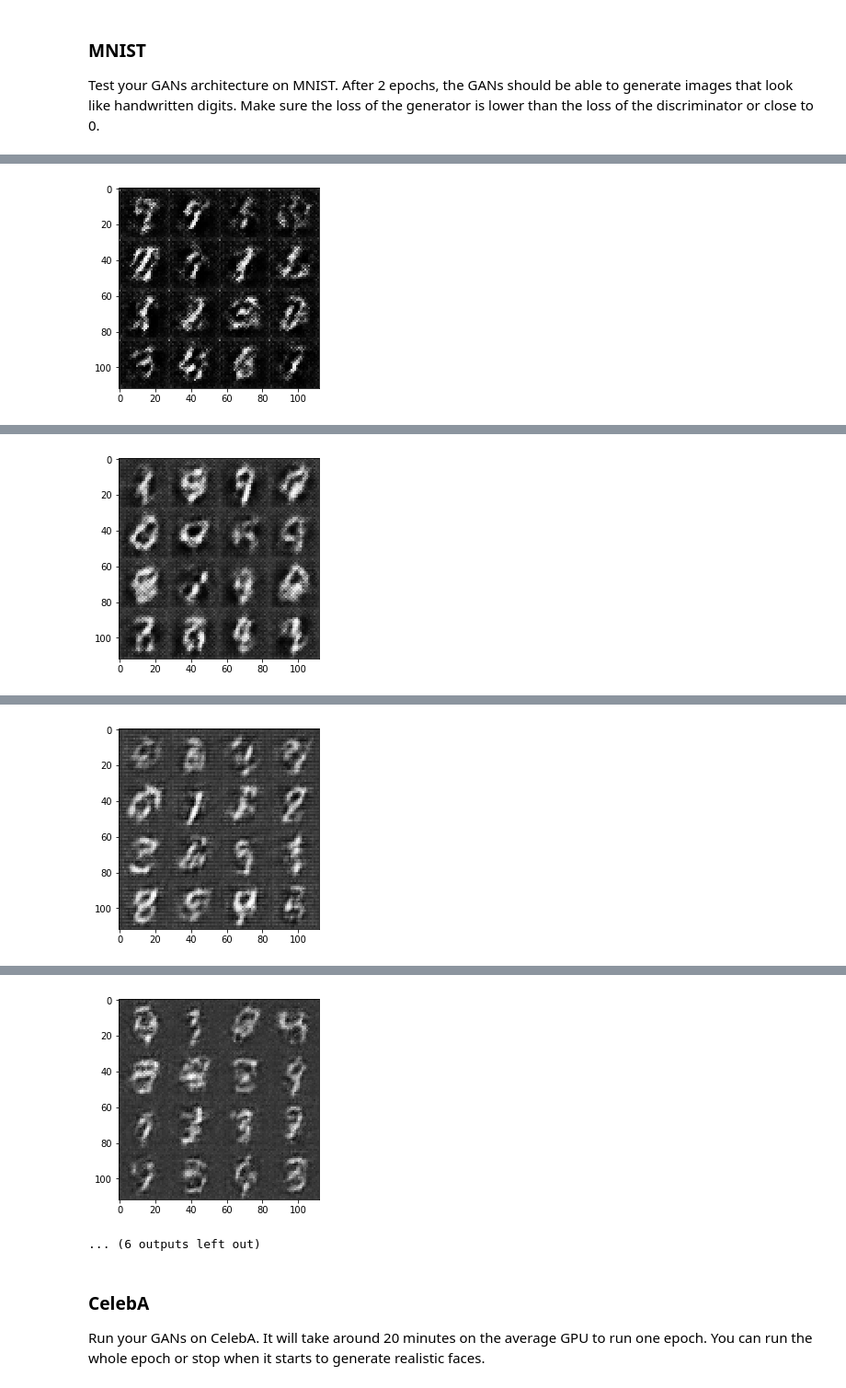
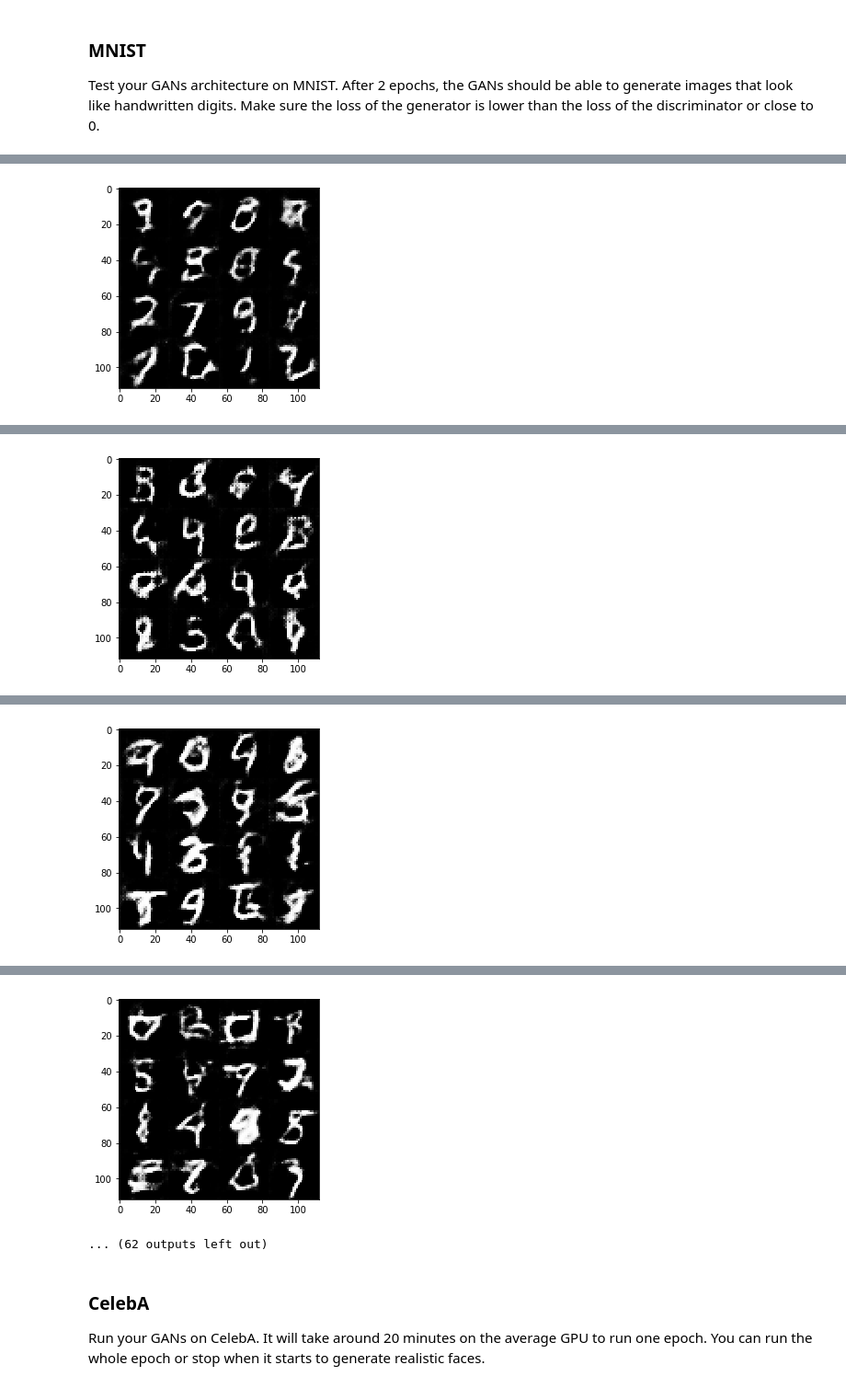
Before and after one commit to hongcheng79/deep-learning, a Jupyter notebook: udacity/face_generation/dlnd_face_generation.ipynb, the cells around one changed output, grey strips where cells are left out. Shown at 92% size. Saved outputs shown, nothing was run; the diff lists cells and outputs as text; code cells hidden in the pictures.

```diff
--- a/udacity/face_generation/dlnd_face_generation.ipynb
+++ b/udacity/face_generation/dlnd_face_generation.ipynb
@@ -376,11 +376,15 @@ def train(epoch_count, batch_size, z_dim, learning_rate, beta1, get_batches, dat
         sess.run(tf.global_variables_initializer())
         for epoch_i in range(epoch_count):
             for batch_images in get_batches(batch_size):
-                # TODO: Train Model
+                # Train Model
                 steps += 1
 
                 # Sample random noise for G
                 batch_z = np.random.uniform(-1, 1, size=(batch_size, z_dim))
+
+                # Reviewer suggestion
+                # normalise the input images such that they lie between -1 and 1.
+                batch_images *= 2
 
                 # Run optimizers
                 _ = sess.run(d_opt, feed_dict={input_real: batch_images, input_z: batch_z, learn_rate: learning_rate})
@@ -403,10 +407,10 @@ def train(epoch_count, batch_size, z_dim, learning_rate, beta1, get_batches, dat
 ### MNIST
 Test your GANs architecture on MNIST.  After 2 epochs, the GANs should be able to generate images that look like handwritten digits.  Make sure the loss of the generator is lower than the loss of the discriminator or close to 0.
 # %%
-batch_size = 128
+batch_size = 32
 z_dim = 100
-learning_rate = 0.0002
-beta1 = 0.5
+learning_rate = 0.0004
+beta1 = 0.25
 
 
 """
@@ -427 +431 @@ Epoch 1/2..., step 300 Discriminator Loss: 0.3432... Generator Loss: 5.2798
-[figure, old version]
+[figure, new version]
@@ -429 +433 @@ Epoch 1/2..., step 400 Discriminator Loss: 0.5113... Generator Loss: 2.7736
-[figure, old version]
+[figure, new version]
@@ -431 +435 @@ Epoch 2/2..., step 500 Discriminator Loss: 0.5974... Generator Loss: 3.9468
-[figure, old version]
+[figure, new version]
@@ -433,5 +437,5 @@ Epoch 2/2..., step 600 Discriminator Loss: 0.6761... Generator Loss: 1.4082
-[figure, old version]
+[figure, new version]
-... (6 outputs left out)
+... (62 outputs left out)
 # %% [markdown]
 ### CelebA
 Run your GANs on CelebA.  It will take around 20 minutes on the average GPU to run one epoch.  You can run the whole epoch or stop when it starts to generate realistic faces.
```
Also changed, not shown: parts of 2 cells of this notebook, 1 other file.
